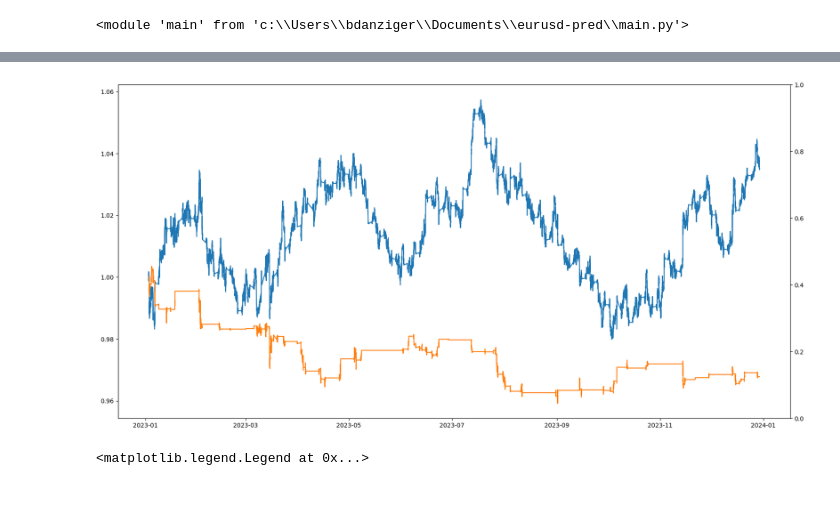
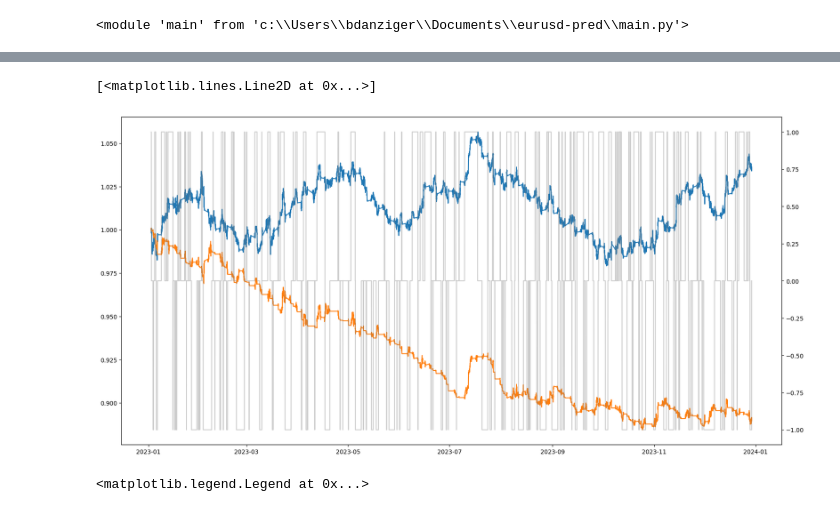
Before and after one commit to benisbuzz/eurusd-pred, a Jupyter notebook: testing.ipynb, the cells around one changed output, grey strips where cells are left out. Cells and saved outputs as stored; diff of their text form; code cells hidden in the pictures.

```diff
--- a/testing.ipynb
+++ b/testing.ipynb
@@ -20,6 +20,6 @@ features_df = {
         # "gk_vol": main.get_garman_klass(data),
         "spot": data["Close"]
 } | {
-    # f"previous_return_{i}": data["Close"].pct_change().shift(i) for i in range(1,10)
+    f"previous_return_{i}": data["Close"].pct_change().shift(i) for i in range(1,10)
 }
 features_df = pd.DataFrame(features_df).dropna()
@@ -34 +26,6 @@ trade_df = data[["Close"]].join(results_df).dropna()
+# %%
+results_df = main.rolling_regression_forecast(features_df, 60*24)
+trade_df = data[["Close"]].join(results_df).dropna()
+# trade_df["pos"] = np.nan
+# trade_df["pos"] = (trade_df["target"] > 0).astype(int).replace(0, -1)
 # %%
@@ -64,4 +64,0 @@ ax.plot(trade_df["spot_pred"] - trade_df["Close"])
-# %%
-# trade_df["pos"] = (trade_df["Close"] > trade_df["spot_pred"]).astype(int).replace(0, -1)
-threshold = 0.01
-trade_df["pos"] = np.where(trade_df["Close"]-trade_df["spot_pred"]<-threshold,1,np.where(trade_df["Close"]-trade_df["spot_pred"]>threshold,-1,0))
@@ -90,10 +72,12 @@ trade_df["strat_cum"] = (trade_df["strat_pct"]+1).cumprod()
 # %%
 fig, ax  = plt.subplots(figsize = (20,10))
 ax.plot(trade_df["buy_hold"])
 ax.plot(trade_df["strat_cum"])
 ax1 = ax.twinx()
+ax1.plot(trade_df["pos"], color = "grey", alpha = 0.4)
 # %% [output]
+[<matplotlib.lines.Line2D at 0x...>]
-[figure, old version]
+[figure, new version]
 # %%
 fig, ax = plt.subplots(2,1, figsize=(20,10))
 ax[0].plot(results_df.iloc[:,1], label = "pred", color = "blue")
```
Also changed, not shown: parts of 7 cells of this notebook, 3 other files.
